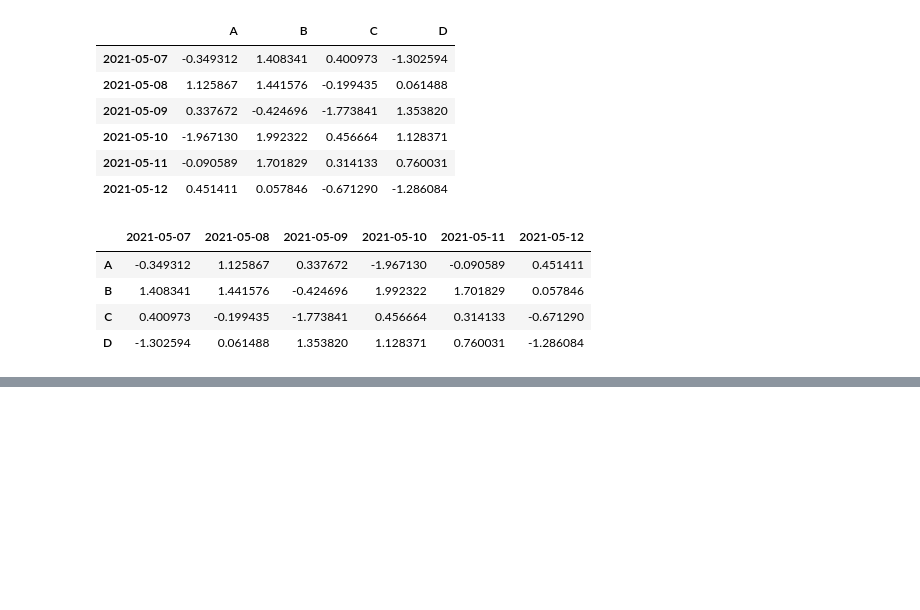
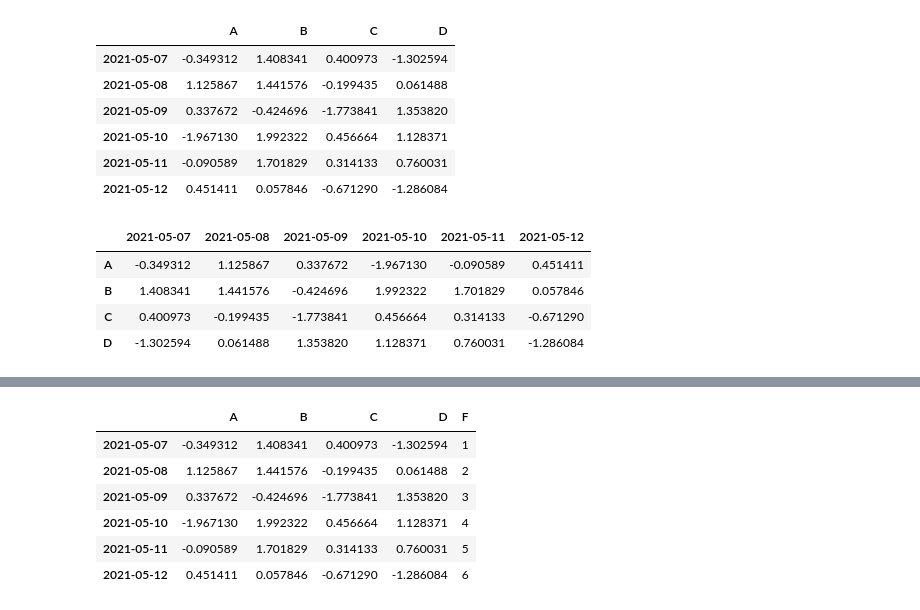
Before and after one commit to 202121510/bmt_python, a Jupyter notebook: 21510_10주차실습.ipynb, the cells around one changed output, grey strips where cells are left out. Cells and saved outputs as stored; diff of their text form; code cells hidden in the pictures; blank space fills up the shorter version.

```diff
--- a/21510_10주차실습.ipynb
+++ b/21510_10주차실습.ipynb
@@ -171,0 +404,2 @@ df.T
+# %%
+s1 = pd.Series([1, 2, 3, 4, 5, 6], index=pd.date_range('20210507', periods=6))
@@ -171,0 +416,12 @@ df.T
+# %%
+df['F'] = s1
+# %%
+df
+# %% [output]
+|  | A | B | C | D | F |
+| 2021-05-07 | -0.349312 | 1.408341 | 0.400973 | -1.302594 | 1 |
+| 2021-05-08 | 1.125867 | 1.441576 | -0.199435 | 0.061488 | 2 |
+| 2021-05-09 | 0.337672 | -0.424696 | -1.773841 | 1.353820 | 3 |
+| 2021-05-10 | -1.967130 | 1.992322 | 0.456664 | 1.128371 | 4 |
+| 2021-05-11 | -0.090589 | 1.701829 | 0.314133 | 0.760031 | 5 |
+| 2021-05-12 | 0.451411 | 0.057846 | -0.671290 | -1.286084 | 6 |
```
Also changed, not shown: parts of 30 cells of this notebook.
